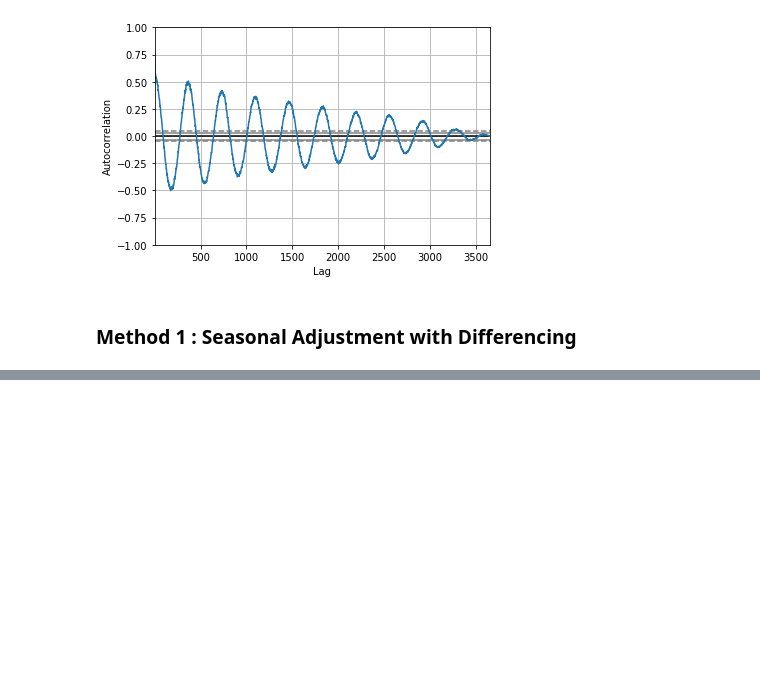
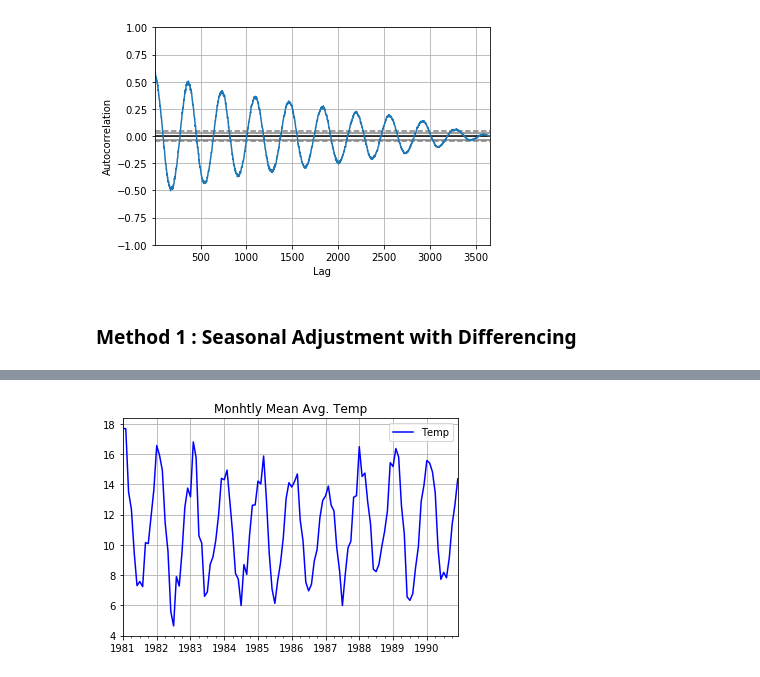
Before and after one commit to PundirShivam/introduction_to_ts_in_python, a Jupyter notebook: Chapter_14_Use_and_remove_seasonality.ipynb, the cells around one changed output, grey strips where cells are left out. Drawn from its saved outputs; the diff is of its cells as text; code cells hidden in the pictures; blank space fills up the shorter version.

```diff
--- a/Chapter_14_Use_and_remove_seasonality.ipynb
+++ b/Chapter_14_Use_and_remove_seasonality.ipynb
@@ -52,0 +51,9 @@ temp.resample("M").mean().diff(12).plot()
+# %%
+_ = (temp.resample("M").mean().plot(grid=True,color='b')
+.set(xlabel='',title='Monhtly Mean Avg. Temp'))
+# most likley the temp - remains stable for a month
+# in a year and we can see that while taking one month
+# avg and then taking difference of a month value
+# from its previous year value
+# %% [output]
+[figure, added]
```
Also changed, not shown: parts of 15 cells of this notebook, 10 other files.
